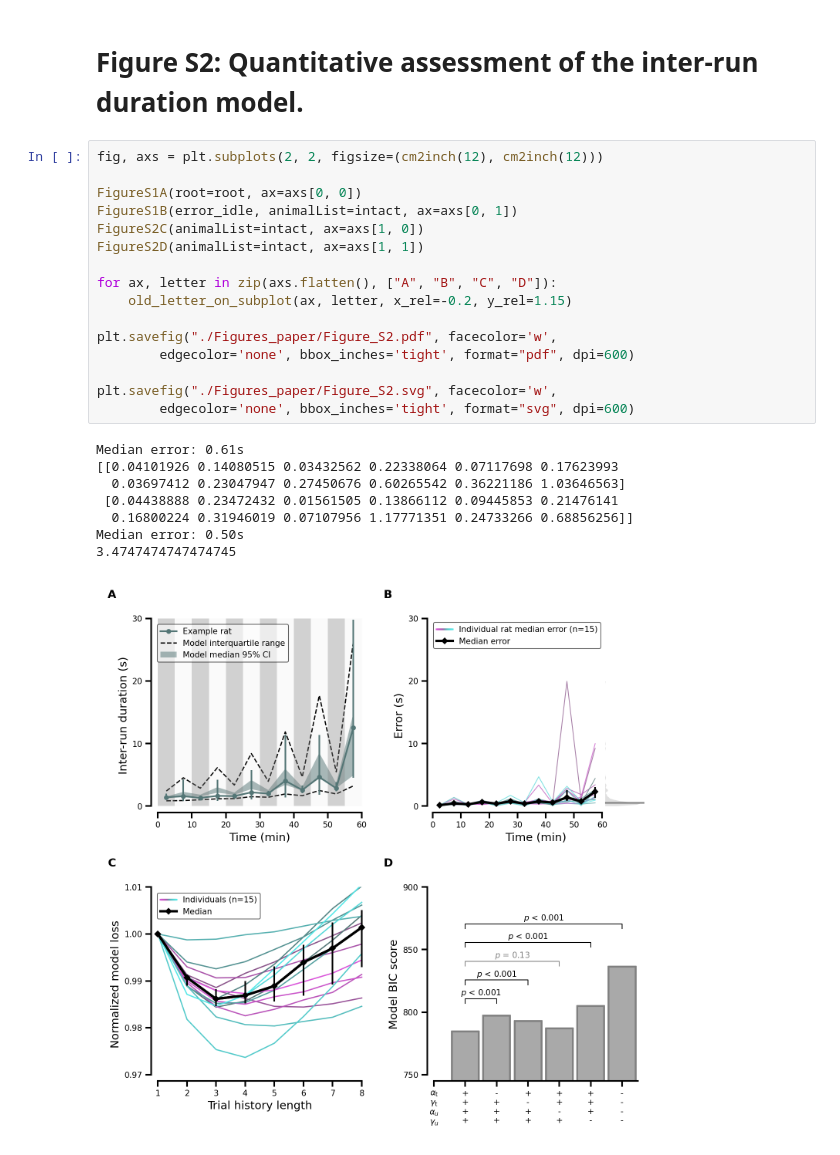
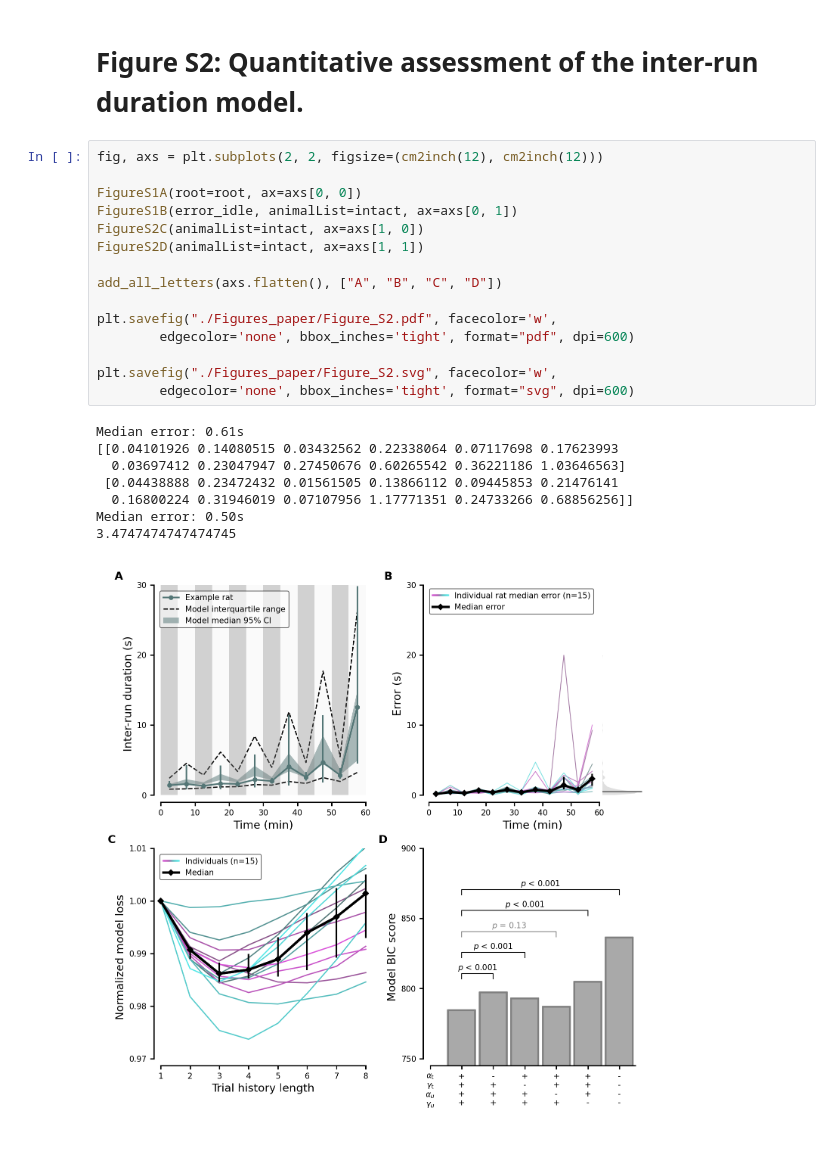
Before and after one commit to HeathenToaster/RunningFastAndSlow, a Jupyter notebook: Figure_S2.ipynb, the cells around one changed output. Saved outputs shown, nothing was run; the diff lists cells and outputs as text.

```diff
--- a/Figure_S2.ipynb
+++ b/Figure_S2.ipynb
@@ -353,25 +353,24 @@ FigureS2D(animalList=intact, ax=None)
 # %%
 fig, axs = plt.subplots(2, 2, figsize=(cm2inch(12), cm2inch(12)))
 
 FigureS1A(root=root, ax=axs[0, 0])
 FigureS1B(error_idle, animalList=intact, ax=axs[0, 1])
 FigureS2C(animalList=intact, ax=axs[1, 0])
 FigureS2D(animalList=intact, ax=axs[1, 1])
 
-for ax, letter in zip(axs.flatten(), ["A", "B", "C", "D"]):
-    old_letter_on_subplot(ax, letter, x_rel=-0.2, y_rel=1.15)
+add_all_letters(axs.flatten(), ["A", "B", "C", "D"])
 
 plt.savefig("./Figures_paper/Figure_S2.pdf", facecolor='w',
         edgecolor='none', bbox_inches='tight', format="pdf", dpi=600)
 
 plt.savefig("./Figures_paper/Figure_S2.svg", facecolor='w',
         edgecolor='none', bbox_inches='tight', format="svg", dpi=600)
 # %% [output]
 Median error: 0.61s
 [[0.04101926 0.14080515 0.03432562 0.22338064 0.07117698 0.17623993
   0.03697412 0.23047947 0.27450676 0.60265542 0.36221186 1.03646563]
  [0.04438888 0.23472432 0.01561505 0.13866112 0.09445853 0.21476141
   0.16800224 0.31946019 0.07107956 1.17771351 0.24733266 0.68856256]]
 Median error: 0.50s
 3.4747474747474745
-[figure, old version]
+[figure, new version]
```
Also changed, not shown: parts of 3 cells of this notebook, 27 other files.
